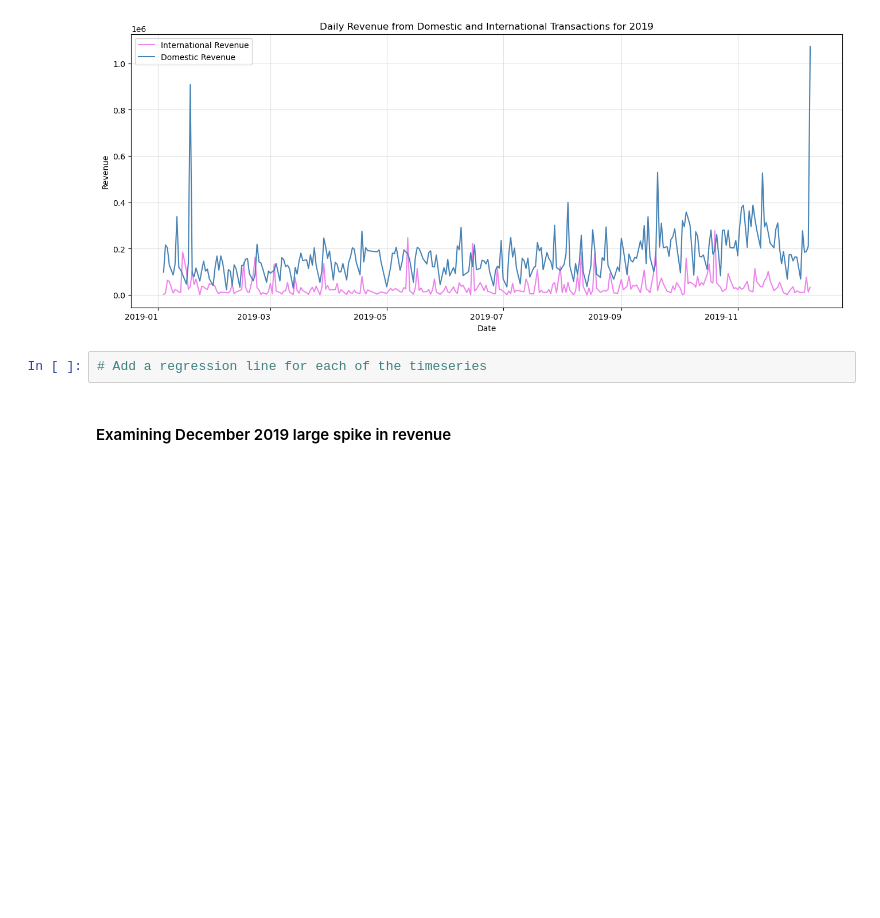
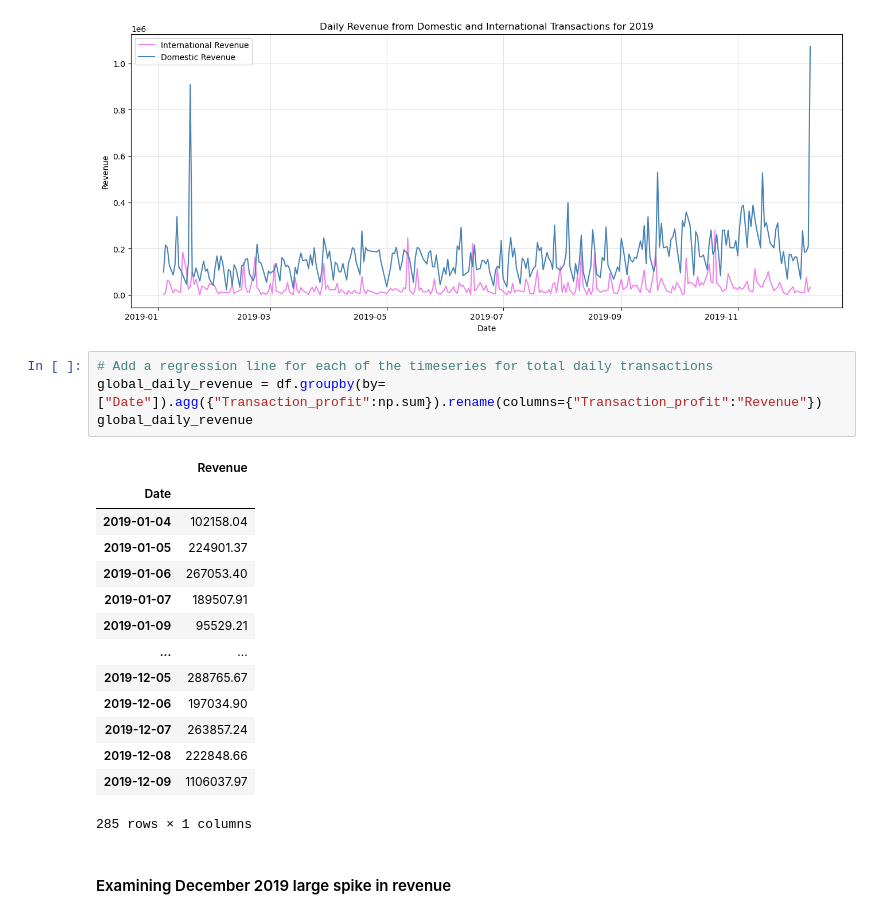
Before and after one commit to SyNikolai/EcommerceAnalytics, a Jupyter notebook: ecommerce.ipynb, the cells around one changed output. Drawn from its saved outputs; the diff is of its cells as text; blank space fills up the shorter version.

```diff
--- a/ecommerce.ipynb
+++ b/ecommerce.ipynb
@@ -481,7 +481,24 @@ plt.show()
 # %% [output]
 [figure]
 # %%
-# Add a regression line for each of the timeseries
+# Add a regression line for each of the timeseries for total daily transactions
+global_daily_revenue = df.groupby(by=["Date"]).agg({"Transaction_profit":np.sum}).rename(columns={"Transaction_profit":"Revenue"})
+global_daily_revenue
+# %% [output]
+|  | Revenue |
+| Date |  |
+| 2019-01-04 | 102158.04 |
+| 2019-01-05 | 224901.37 |
+| 2019-01-06 | 267053.40 |
+| 2019-01-07 | 189507.91 |
+| 2019-01-09 | 95529.21 |
+| ... | ... |
+| 2019-12-05 | 288765.67 |
+| 2019-12-06 | 197034.90 |
+| 2019-12-07 | 263857.24 |
+| 2019-12-08 | 222848.66 |
+| 2019-12-09 | 1106037.97 |
+285 rows × 1 columns
 # %% [markdown]
 #### Examining December 2019 large spike in revenue
 # %%
```
Also changed, not shown: parts of 1 cell of this notebook.
